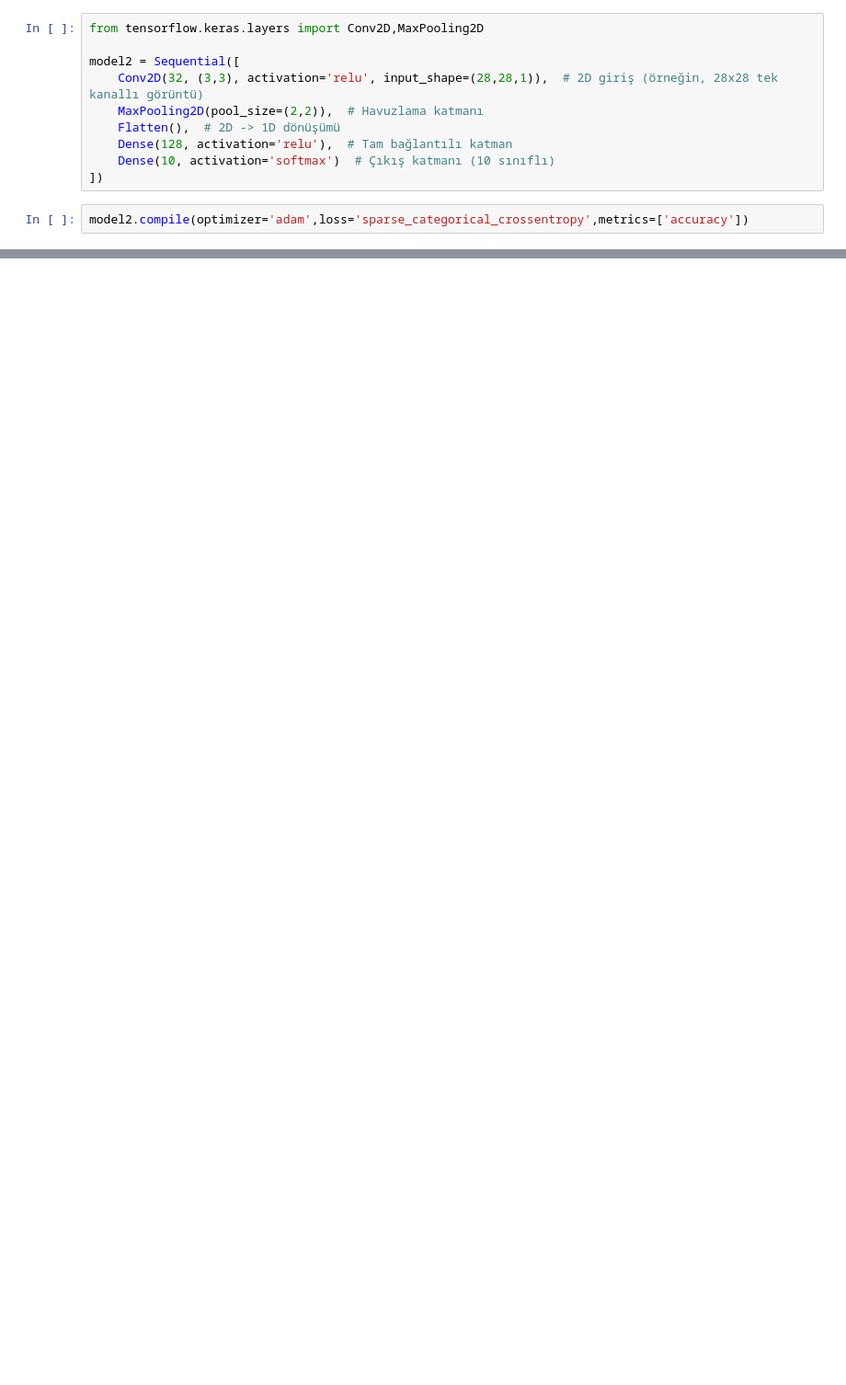
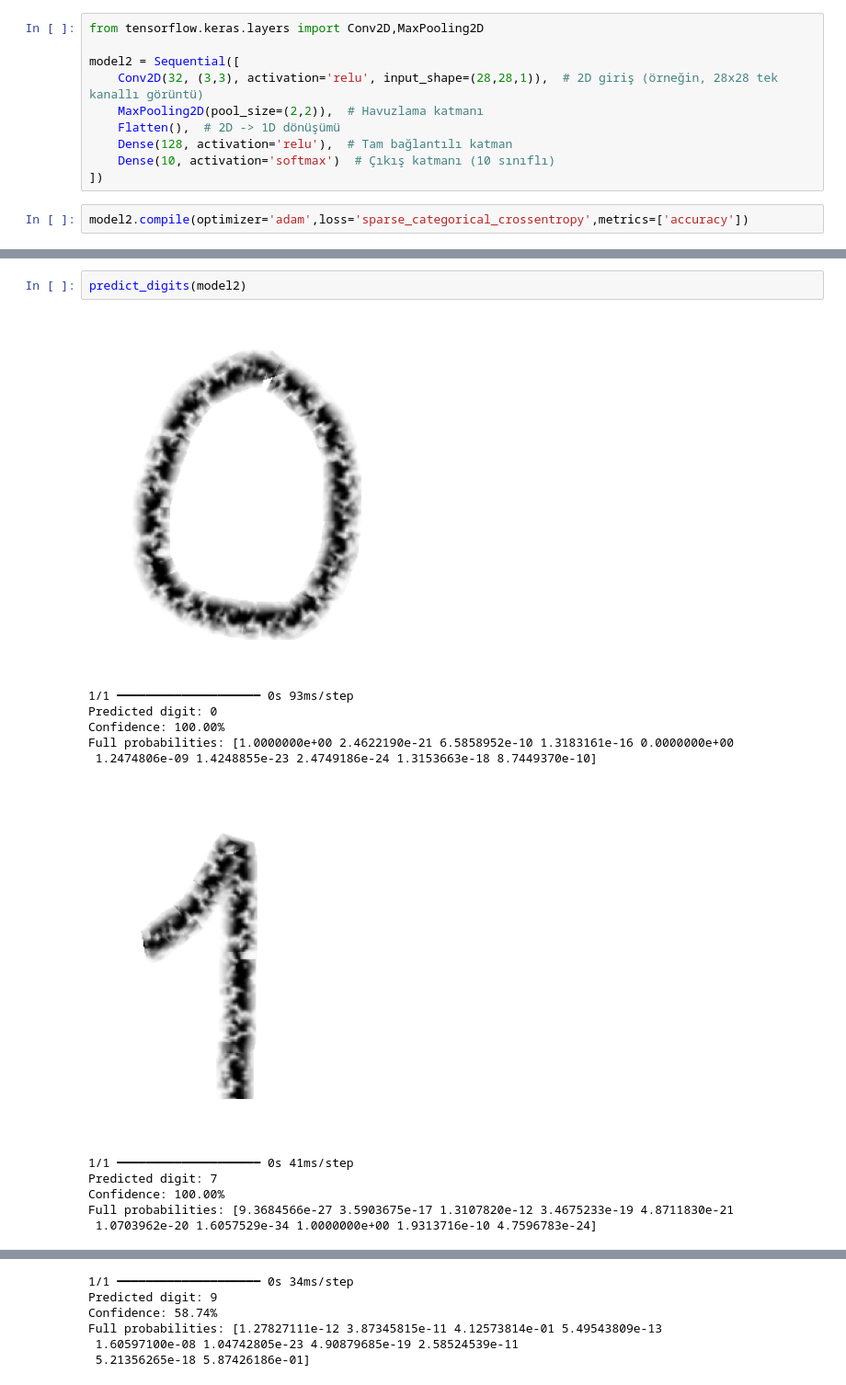
Before and after one commit to furkan-uzmez/HandWrittenDigit, a Jupyter notebook: model.ipynb, the cells around one changed output, grey strips where cells are left out. Shown at 92% size. Cells and saved outputs as stored; diff of their text form; blank space fills up the shorter version.

```diff
--- a/model.ipynb
+++ b/model.ipynb
@@ -274,0 +206,15 @@ Full probabilities: [1.9078491e-12 4.6889664e-10 1.8801036e-05 6.2144507e-02 5.3
+# %%
+predict_digits(model2)
+# %% [output]
+[figure, added]
+1/1 ━━━━━━━━━━━━━━━━━━━━ 0s 93ms/step
+Predicted digit: 0
+Confidence: 100.00%
+Full probabilities: [1.0000000e+00 2.4622190e-21 6.5858952e-10 1.3183161e-16 0.0000000e+00
+ 1.2474806e-09 1.4248855e-23 2.4749186e-24 1.3153663e-18 8.7449370e-10]
+[figure, added]
+1/1 ━━━━━━━━━━━━━━━━━━━━ 0s 41ms/step
+Predicted digit: 7
+Confidence: 100.00%
+Full probabilities: [9.3684566e-27 3.5903675e-17 1.3107820e-12 3.4675233e-19 4.8711830e-21
+ 1.0703962e-20 1.6057529e-34 1.0000000e+00 1.9313716e-10 4.7596783e-24]
@@ -274,0 +222,6 @@ Full probabilities: [1.9078491e-12 4.6889664e-10 1.8801036e-05 6.2144507e-02 5.3
+1/1 ━━━━━━━━━━━━━━━━━━━━ 0s 34ms/step
+Predicted digit: 9
+Confidence: 58.74%
+Full probabilities: [1.27827111e-12 3.87345815e-11 4.12573814e-01 5.49543809e-13
+ 1.60597100e-08 1.04742805e-23 4.90879685e-19 2.58524539e-11
+ 5.21356265e-18 5.87426186e-01]
```
Also changed, not shown: parts of 20 cells of this notebook.
